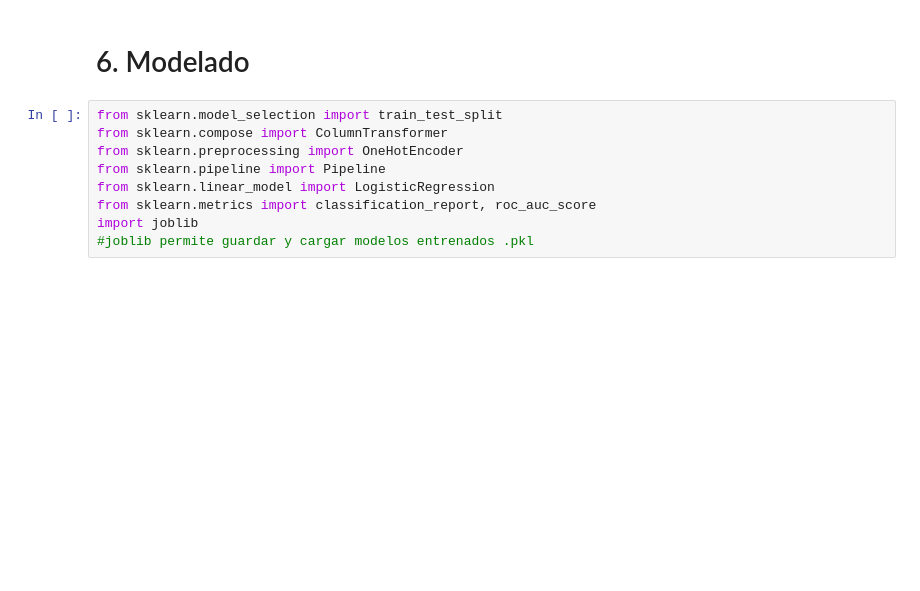
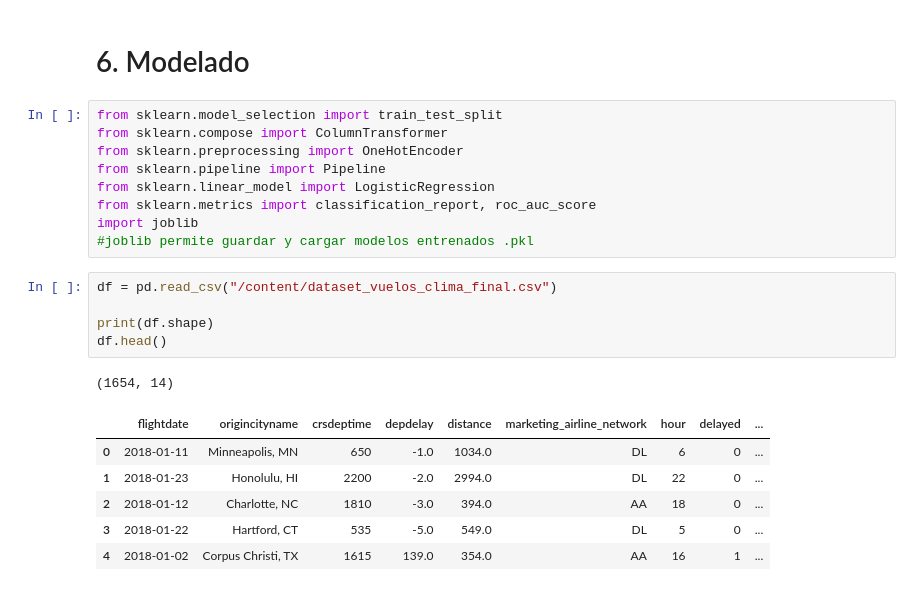
Before and after one commit to sunnyday2/flight_on_time, a Jupyter notebook: flightontime_hackaton_e32_alura_latam.ipynb, the cells around one changed output. Cells and saved outputs as stored; diff of their text form; blank space fills up the shorter version.

```diff
--- a/flightontime_hackaton_e32_alura_latam.ipynb
+++ b/flightontime_hackaton_e32_alura_latam.ipynb
@@ -1071,3 +1071,16 @@ from sklearn.linear_model import LogisticRegression
 from sklearn.metrics import classification_report, roc_auc_score
 import joblib
 #joblib permite guardar y cargar modelos entrenados .pkl
+# %%
+df = pd.read_csv("/content/dataset_vuelos_clima_final.csv")
+
+print(df.shape)
+df.head()
+# %% [output]
+(1654, 14)
+|  | flightdate | origincityname | crsdeptime | depdelay | distance | marketing_airline_network | hour | delayed | ... |
+| 0 | 2018-01-11 | Minneapolis, MN | 650 | -1.0 | 1034.0 | DL | 6 | 0 | ... |
+| 1 | 2018-01-23 | Honolulu, HI | 2200 | -2.0 | 2994.0 | DL | 22 | 0 | ... |
+| 2 | 2018-01-12 | Charlotte, NC | 1810 | -3.0 | 394.0 | AA | 18 | 0 | ... |
+| 3 | 2018-01-22 | Hartford, CT | 535 | -5.0 | 549.0 | DL | 5 | 0 | ... |
+| 4 | 2018-01-02 | Corpus Christi, TX | 1615 | 139.0 | 354.0 | AA | 16 | 1 | ... |
```
Also changed, not shown: parts of 19 cells of this notebook.
